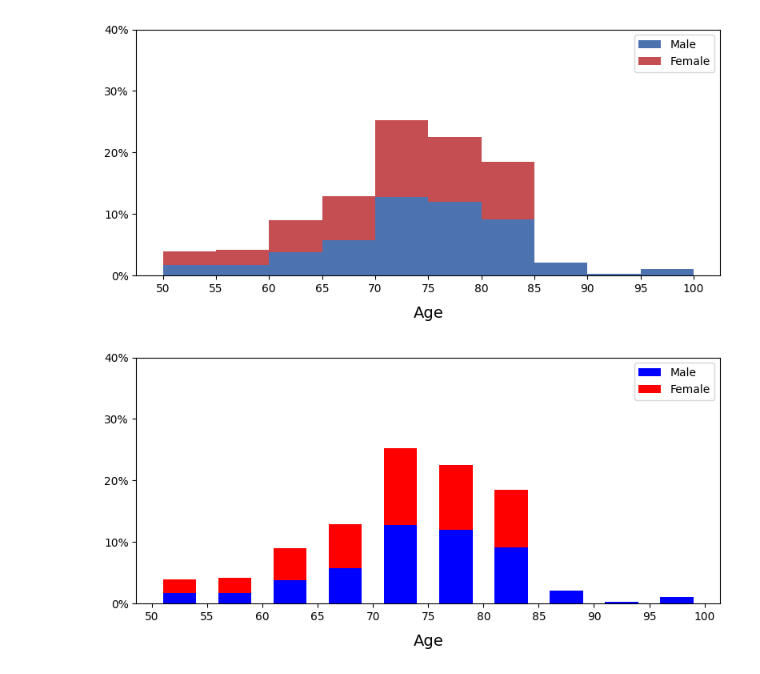
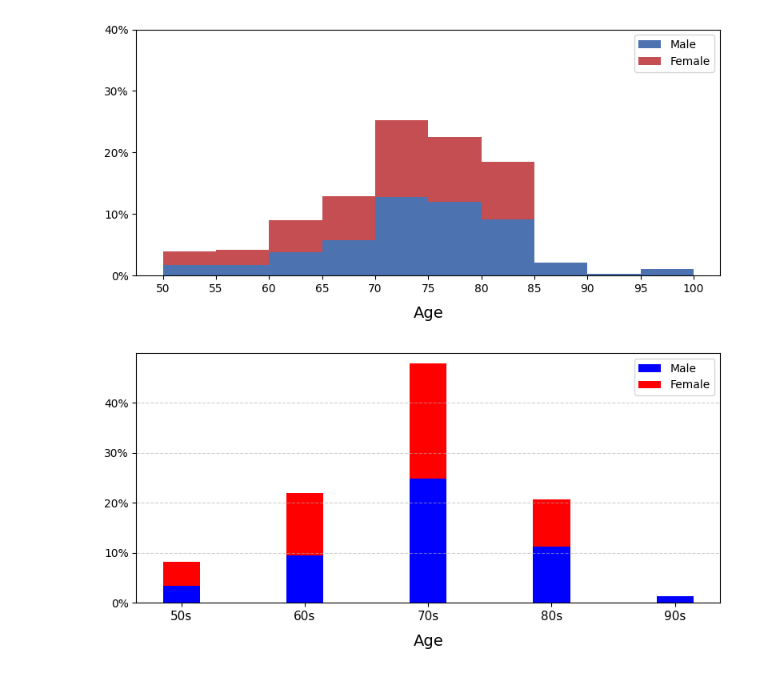
Before and after one commit to Yoonjeongyoon/face_id, a Jupyter notebook: graph.ipynb, the cells around one changed output. Drawn from its saved outputs; the diff is of its cells as text; code cells hidden in the pictures.

```diff
--- a/graph.ipynb
+++ b/graph.ipynb
@@ -122,20 +86,18 @@ import re
 import matplotlib.pyplot as plt
 from collections import defaultdict
 
-# 설정
+
 data_dir = "graph"
-age_bins = [(50, 54), (55, 59), (60, 64), (65, 69),
-            (70, 74), (75, 79), (80, 84), (85, 89),
-            (90, 94), (95, 99)]
+age_bins = [(50, 59), (60, 69), (70, 79), (80, 89), (90, 99)]
 
 age_labels = [f"{low}-{high}" for (low, high) in age_bins]
 age_centers = [(low + high) / 2 for (low, high) in age_bins]
-bar_width = 5  # 막대 너비 = 구간 너비
+bar_width = 5
 
-# 카운터 초기화
+
 age_gender_counts = defaultdict(lambda: {'m': 0, 'w': 0})
 
-# 파일명에서 정보 추출
+
 def extract_info(filename):
     match = re.match(r".+_(\d+)_([mw])\.jpg", filename)
     if match:
@@ -144,7 +106,7 @@ def extract_info(filename):
         return age, gender
     return None, None
 
-# 디렉토리 순회
+
 for gender_folder, gender in [('man', 'm'), ('woman', 'w')]:
     folder_path = os.path.join(data_dir, gender_folder)
     for person_folder in os.listdir(folder_path):
@@ -159,48 +121,46 @@ for gender_folder, gender in [('man', 'm'), ('woman', 'w')]:
                         age_gender_counts[age_labels[i]][g] += 1
                         break
 
-# 총합으로 비율 변환
-# 전체 수를 기준으로 비율 구하기 (남+여 각각 절대 수 → 전체 대비 비율)
+
 total_images = sum(
     age_gender_counts[label]['m'] + age_gender_counts[label]['w']
     for label in age_labels
 )
 
 male_ratios = [
     age_gender_counts[label]['m'] / total_images
     for label in age_labels
 ]
 
 female_ratios = [
     age_gender_counts[label]['w'] / total_images
     for label in age_labels
 ]
 
 
-# 시각화
+
 x = range(len(age_labels))
-bar_width = 0.6  # 막대 간 간격 없애기
+bar_width = 0.8
 
-# 시각화
+
 plt.figure(figsize=(8, 4))
 
-# x = left edge (low), align='edge'
-bar_lefts = [low +1 for (low, _) in age_bins]
+
+bar_positions = [low for (low, _) in age_bins]
 bar_width = 3
 
-plt.bar(bar_lefts, male_ratios, width=bar_width, label='Male', color='blue', align='edge')
-plt.bar(bar_lefts, female_ratios, width=bar_width, bottom=male_ratios, label='Female', color='red', align='edge')
+plt.bar(bar_lefts, male_ratios, width=bar_width, label='Male', color='blue', align='center')
+plt.bar(bar_lefts, female_ratios, width=bar_width, bottom=male_ratios, label='Female', color='red', align='center')
 
-# ✔️ x축 눈금: 막대 경계에 맞추기
-xticks_pos = [low for (low, _) in age_bins] + [age_bins[-1][1] + 1]
-plt.xticks(xticks_pos, [str(x) for x in xticks_pos], rotation=0)
+xtick_labels = [f"{(low // 10) * 10}s" for (low, _) in age_bins]
+plt.xticks(bar_positions, xtick_labels, fontsize=11)
 
-# ✔️ y축: 퍼센트 단위
-plt.ylim(0, 0.4)
+plt.ylim(0, 0.5)
 plt.yticks([i/10 for i in range(0, 5)], [f"{i*10}%" for i in range(0, 5)])
 plt.legend()
+plt.grid(axis='y', linestyle='--', alpha=0.6)
 plt.xlabel("Age", fontsize=14, labelpad=10)
 plt.tight_layout()
-plt.savefig("figure_1(1).pdf", dpi=300)
+plt.savefig("figure_1.pdf", dpi=300)
 # %% [output]
-[figure, old version]
+[figure, new version]
```
Also changed, not shown: parts of 2 cells of this notebook, 13 other files.
